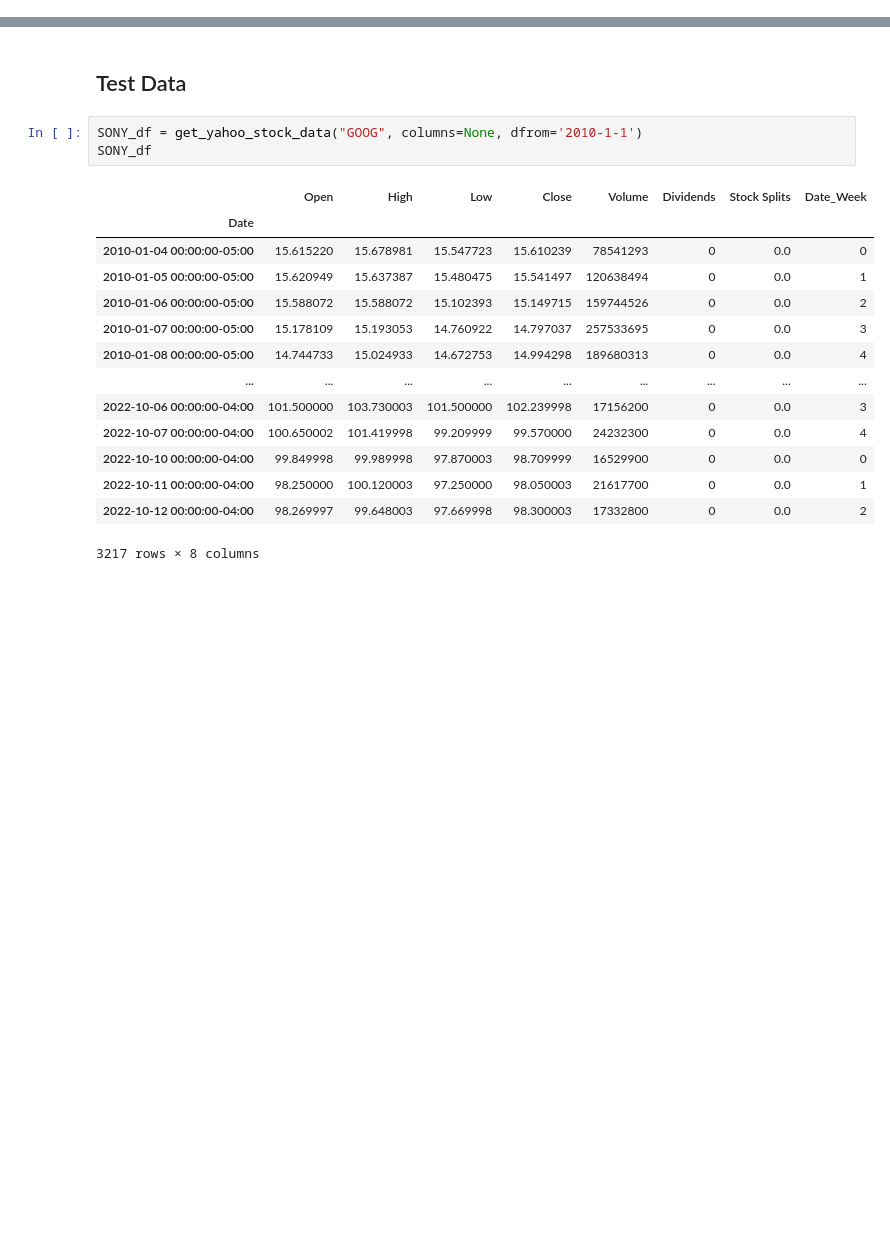
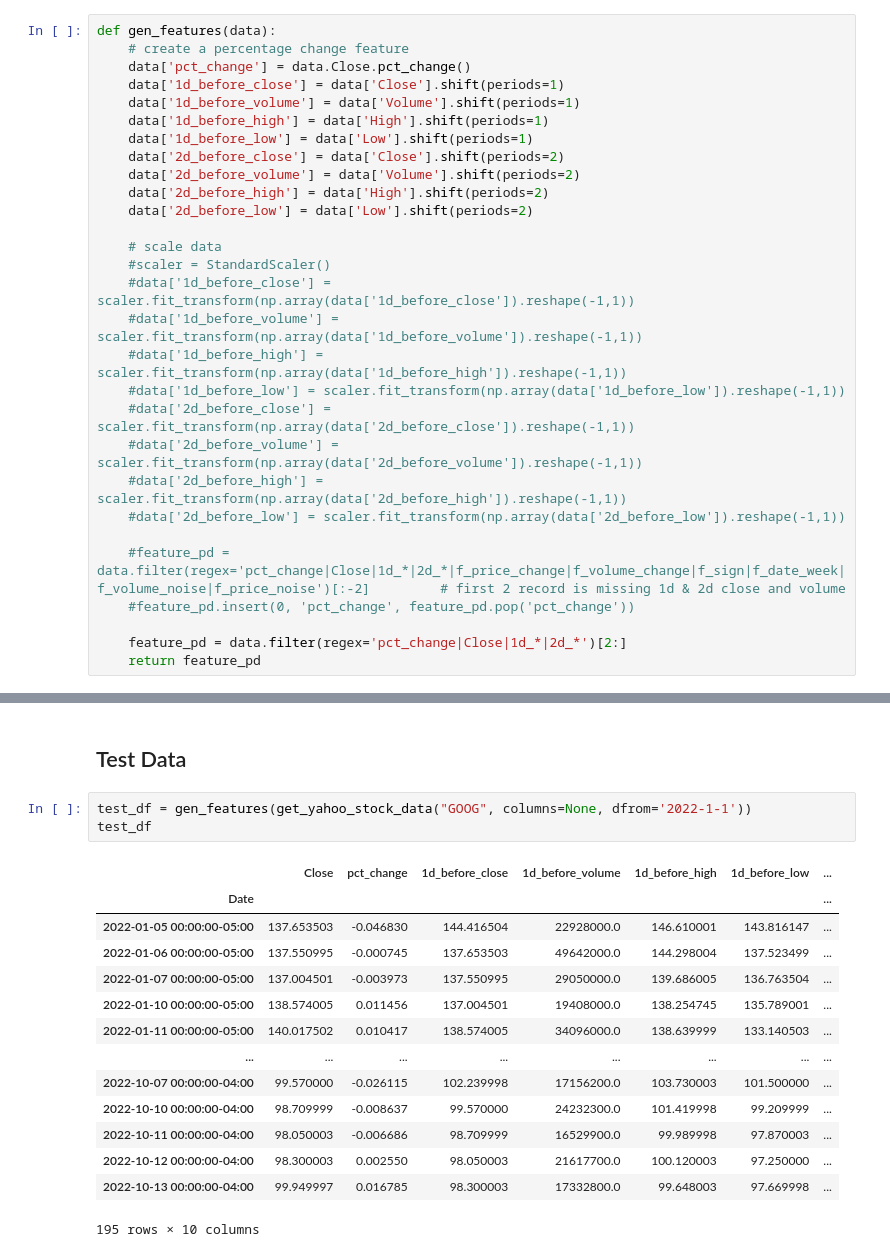
Before and after one commit to frankie-2nfro-com/stock_simple_prediction, a Jupyter notebook: data_preparation.ipynb, the cells around one changed output, grey strips where cells are left out. Drawn from its saved outputs; the diff is of its cells as text; blank space fills up the shorter version.

```diff
--- a/data_preparation.ipynb
+++ b/data_preparation.ipynb
@@ -91,0 +19,29 @@ def gen_features(data):
+# %%
+def gen_features(data):
+    # create a percentage change feature
+    data['pct_change'] = data.Close.pct_change()
+    data['1d_before_close'] = data['Close'].shift(periods=1)
+    data['1d_before_volume'] = data['Volume'].shift(periods=1)
+    data['1d_before_high'] = data['High'].shift(periods=1)
+    data['1d_before_low'] = data['Low'].shift(periods=1)
+    data['2d_before_close'] = data['Close'].shift(periods=2)
+    data['2d_before_volume'] = data['Volume'].shift(periods=2)
+    data['2d_before_high'] = data['High'].shift(periods=2)
+    data['2d_before_low'] = data['Low'].shift(periods=2)
+
+    # scale data
+    #scaler = StandardScaler()
+    #data['1d_before_close'] = scaler.fit_transform(np.array(data['1d_before_close']).reshape(-1,1))
+    #data['1d_before_volume'] = scaler.fit_transform(np.array(data['1d_before_volume']).reshape(-1,1))
+    #data['1d_before_high'] = scaler.fit_transform(np.array(data['1d_before_high']).reshape(-1,1))
+    #data['1d_before_low'] = scaler.fit_transform(np.array(data['1d_before_low']).reshape(-1,1))
+    #data['2d_before_close'] = scaler.fit_transform(np.array(data['2d_before_close']).reshape(-1,1))
+    #data['2d_before_volume'] = scaler.fit_transform(np.array(data['2d_before_volume']).reshape(-1,1))
+    #data['2d_before_high'] = scaler.fit_transform(np.array(data['2d_before_high']).reshape(-1,1))
+    #data['2d_before_low'] = scaler.fit_transform(np.array(data['2d_before_low']).reshape(-1,1))
+
+    #feature_pd = data.filter(regex='pct_change|Close|1d_*|2d_*|f_price_change|f_volume_change|f_sign|f_date_week|f_volume_noise|f_price_noise')[:-2]         # first 2 record is missing 1d & 2d close and volume
+    #feature_pd.insert(0, 'pct_change', feature_pd.pop('pct_change'))
+
+    feature_pd = data.filter(regex='pct_change|Close|1d_*|2d_*')[2:]
+    return feature_pd
@@ -192,20 +133,20 @@ train_x[:5], train_y_regress[:5], train_y_classification[:5]
 # %% [markdown]
 <H2>Test Data</H2>
 # %%
-SONY_df = get_yahoo_stock_data("GOOG", columns=None, dfrom='2010-1-1')
-SONY_df
+test_df = gen_features(get_yahoo_stock_data("GOOG", columns=None, dfrom='2022-1-1'))
+test_df
 # %% [output]
-|  | Open | High | Low | Close | Volume | Dividends | Stock Splits | Date_Week |
-| Date |  |  |  |  |  |  |  |  |
-| 2010-01-04 00:00:00-05:00 | 15.615220 | 15.678981 | 15.547723 | 15.610239 | 78541293 | 0 | 0.0 | 0 |
-| 2010-01-05 00:00:00-05:00 | 15.620949 | 15.637387 | 15.480475 | 15.541497 | 120638494 | 0 | 0.0 | 1 |
-| 2010-01-06 00:00:00-05:00 | 15.588072 | 15.588072 | 15.102393 | 15.149715 | 159744526 | 0 | 0.0 | 2 |
-| 2010-01-07 00:00:00-05:00 | 15.178109 | 15.193053 | 14.760922 | 14.797037 | 257533695 | 0 | 0.0 | 3 |
-| 2010-01-08 00:00:00-05:00 | 14.744733 | 15.024933 | 14.672753 | 14.994298 | 189680313 | 0 | 0.0 | 4 |
-| ... | ... | ... | ... | ... | ... | ... | ... | ... |
-| 2022-10-06 00:00:00-04:00 | 101.500000 | 103.730003 | 101.500000 | 102.239998 | 17156200 | 0 | 0.0 | 3 |
-| 2022-10-07 00:00:00-04:00 | 100.650002 | 101.419998 | 99.209999 | 99.570000 | 24232300 | 0 | 0.0 | 4 |
-| 2022-10-10 00:00:00-04:00 | 99.849998 | 99.989998 | 97.870003 | 98.709999 | 16529900 | 0 | 0.0 | 0 |
-| 2022-10-11 00:00:00-04:00 | 98.250000 | 100.120003 | 97.250000 | 98.050003 | 21617700 | 0 | 0.0 | 1 |
-| 2022-10-12 00:00:00-04:00 | 98.269997 | 99.648003 | 97.669998 | 98.300003 | 17332800 | 0 | 0.0 | 2 |
+|  | Close | pct_change | 1d_before_close | 1d_before_volume | 1d_before_high | 1d_before_low | ... |
+| Date |  |  |  |  |  |  | ... |
+| 2022-01-05 00:00:00-05:00 | 137.653503 | -0.046830 | 144.416504 | 22928000.0 | 146.610001 | 143.816147 | ... |
+| 2022-01-06 00:00:00-05:00 | 137.550995 | -0.000745 | 137.653503 | 49642000.0 | 144.298004 | 137.523499 | ... |
+| 2022-01-07 00:00:00-05:00 | 137.004501 | -0.003973 | 137.550995 | 29050000.0 | 139.686005 | 136.763504 | ... |
+| 2022-01-10 00:00:00-05:00 | 138.574005 | 0.011456 | 137.004501 | 19408000.0 | 138.254745 | 135.789001 | ... |
+| 2022-01-11 00:00:00-05:00 | 140.017502 | 0.010417 | 138.574005 | 34096000.0 | 138.639999 | 133.140503 | ... |
+| ... | ... | ... | ... | ... | ... | ... | ... |
+| 2022-10-07 00:00:00-04:00 | 99.570000 | -0.026115 | 102.239998 | 17156200.0 | 103.730003 | 101.500000 | ... |
+| 2022-10-10 00:00:00-04:00 | 98.709999 | -0.008637 | 99.570000 | 24232300.0 | 101.419998 | 99.209999 | ... |
+| 2022-10-11 00:00:00-04:00 | 98.050003 | -0.006686 | 98.709999 | 16529900.0 | 99.989998 | 97.870003 | ... |
+| 2022-10-12 00:00:00-04:00 | 98.300003 | 0.002550 | 98.050003 | 21617700.0 | 100.120003 | 97.250000 | ... |
+| 2022-10-13 00:00:00-04:00 | 99.949997 | 0.016785 | 98.300003 | 17332800.0 | 99.648003 | 97.669998 | ... |
-3217 rows × 8 columns
+195 rows × 10 columns
```
Also changed, not shown: parts of 30 cells of this notebook.
